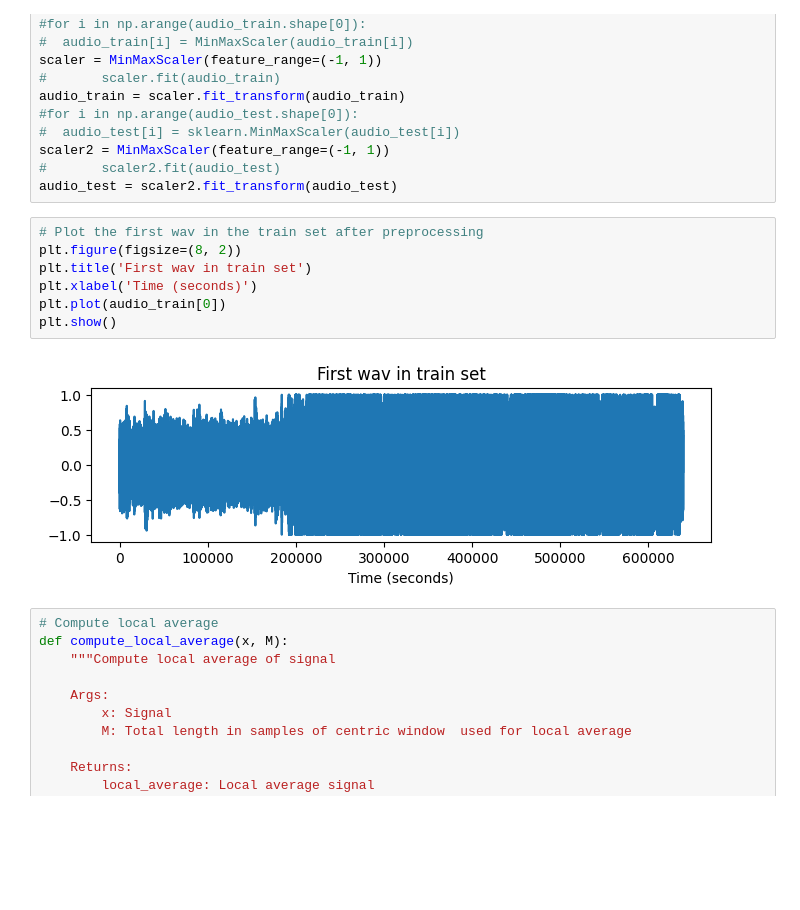
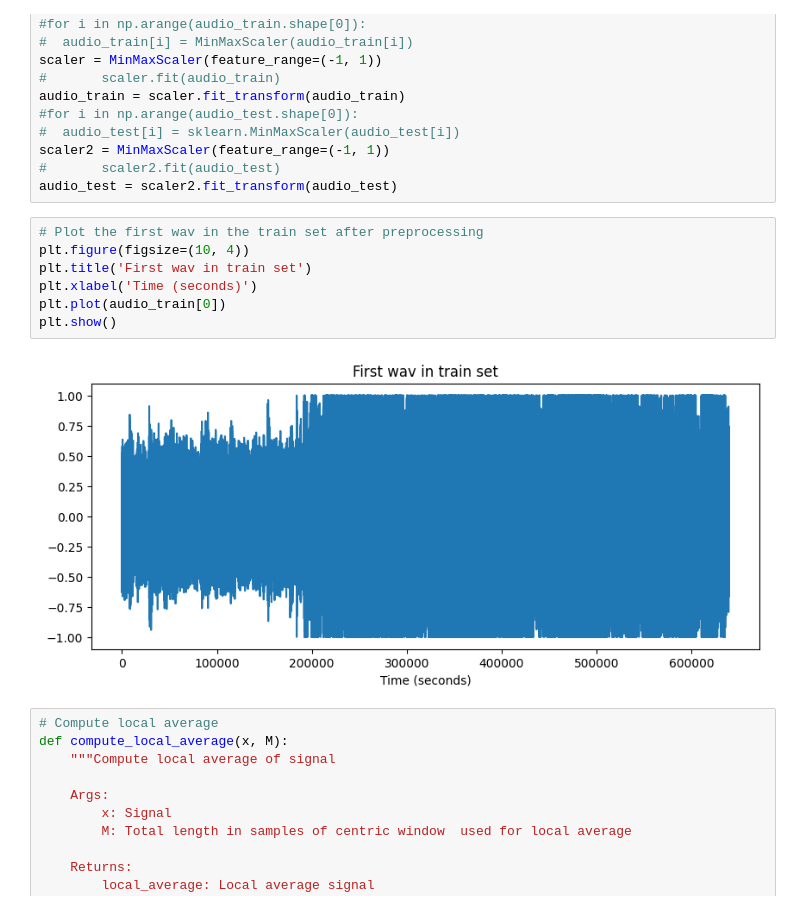
Before and after one commit to FranciscoMessina00/HomeworkCMRM2023, a Jupyter notebook: Homework_1.ipynb, the cells around one changed output. Drawn from its saved outputs; the diff is of its cells as text; blank space fills up the shorter version.

```diff
--- a/Homework_1.ipynb
+++ b/Homework_1.ipynb
@@ -144,13 +159,13 @@ scaler2 = MinMaxScaler(feature_range=(-1, 1))
 audio_test = scaler2.fit_transform(audio_test)
 # %%
 # Plot the first wav in the train set after preprocessing
-plt.figure(figsize=(8, 2))
+plt.figure(figsize=(10, 4))
 plt.title('First wav in train set')
 plt.xlabel('Time (seconds)')
 plt.plot(audio_train[0])
 plt.show()
 # %% [output]
-[figure, old version]
+[figure, new version]
 # %%
 # Compute local average
 def compute_local_average(x, M):
```
Also changed, not shown: parts of 10 cells of this notebook.
